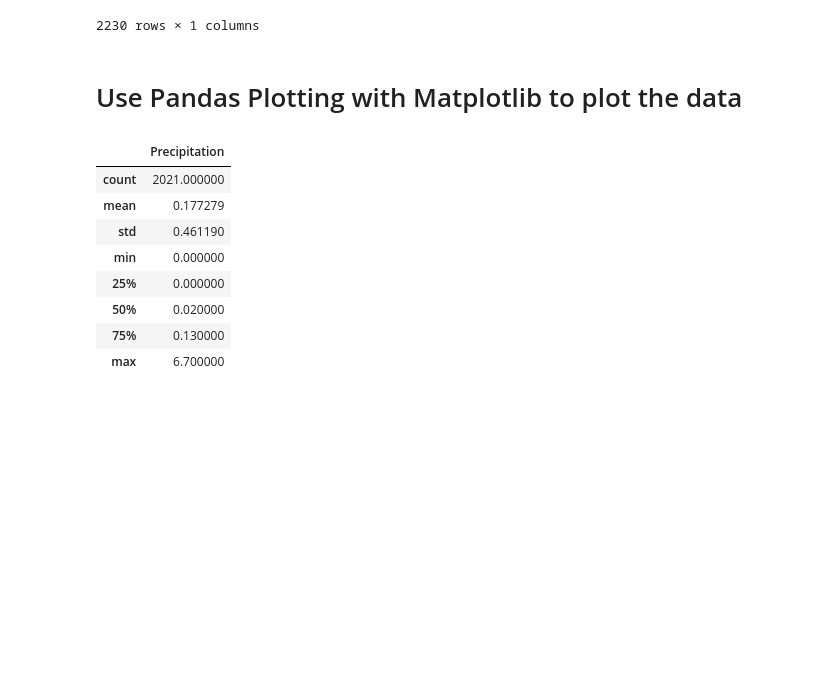
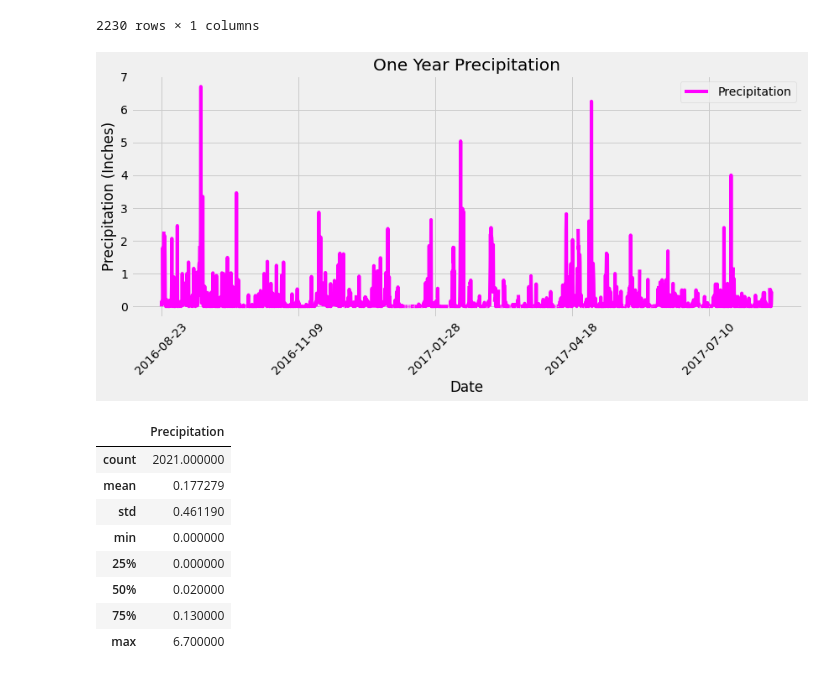
Before and after one commit to terrellbradford/sqlalchemy-challenge, a Jupyter notebook: climate_starter.ipynb, the cells around one changed output. Saved outputs shown, nothing was run; the diff lists cells and outputs as text; code cells hidden in the pictures; blank space fills up the shorter version.

```diff
--- a/climate_starter.ipynb
+++ b/climate_starter.ipynb
@@ -128,8 +128,20 @@ prcp_data
 | 2017-08-23 | 0.08 |
 | 2017-08-23 | 0.45 |
 2230 rows × 1 columns
-# %% [markdown]
-# Use Pandas Plotting with Matplotlib to plot the data
+# %%
+# Use Pandas Plotting with Matplotlib to plot the data
+
+
+fig, ax = plt.subplots(figsize=(12,6))
+prcp_data_plot = prcp_data.plot(ax =ax,x_compat = True, color = "fuchsia")
+plt.title("One Year Precipitation")
+plt.xlabel("Date")
+plt.xticks(rotation = 45)
+plt.ylabel("Precipitation (Inches)")
+plt.tight_layout()
+plt.show()
+# %% [output]
+[figure, added]
 # %%
 # Use Pandas to calcualte the summary statistics for the precipitation data
 prcp_data.describe()
```
Also changed, not shown: parts of 2 cells of this notebook, 1 other file.
